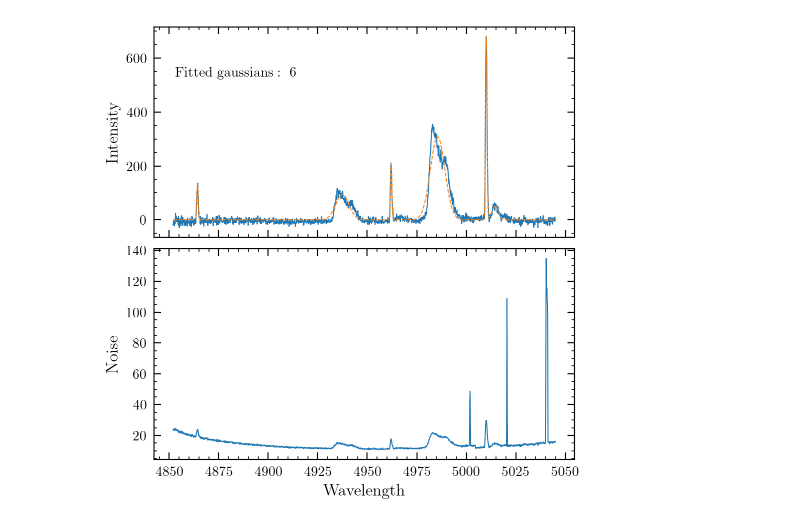
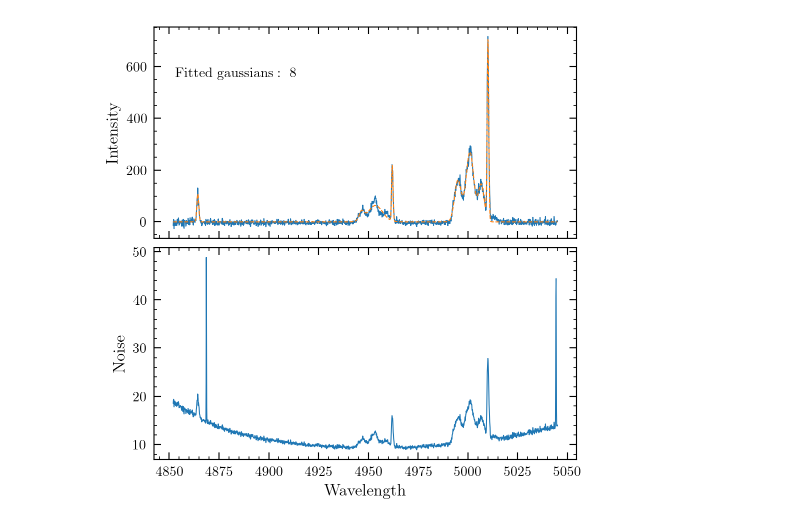
Before and after one commit to callumbloor/snr_stuff, a Jupyter notebook: gaussfit.ipynb, the cells around one changed output. Drawn from its saved outputs; the diff is of its cells as text; code cells hidden in the pictures.

Commit message:
changed resolution to 2.5 angstroms

```diff
--- a/gaussfit.ipynb
+++ b/gaussfit.ipynb
@@ -39,7 +39,7 @@ def gaussfit(spectrum, noise, statistics=False):
     smooth = savgol_filter(spectrum, window_length=11, polyorder=2)  # used only to make detecting peaks easier
 
     peaks, properties = find_peaks(smooth, height=1.75*noise, prominence=1.5*noise, width=np.diff(wave)[0],  # arbitrary
-                                   distance=5)  # effective resolution of IFUM, 5 angstroms is 51 index units
+                                   distance=25)  # effective resolution of IFUM, 2.5 angstroms is 25 index units
     stddevs = np.diff(wave)[0]*properties['widths']/(2*(2*np.log(2))**0.5)  # stddev = FWHM / 2*sqrt(2*ln(2))
 
     if len(peaks) == 0:  # for the fits where no gaussians are fitted
@@ -70,17 +70,17 @@ def gaussfit(spectrum, noise, statistics=False):
 
     else: return result
 # %%
-n=190
+n=110
 model = gaussfit(flux[n], noise[n])
 fig,ax = plt.subplots(2,1, sharex=True, layout='compressed'); fig.set_figwidth(7)
 
 ax[0].plot(wave,flux[n],lw=0.75, label=r'$\mathrm{Spectrum}$')
 ax[0].plot(wave,gaussians(wave, model.x),lw=0.75, label=r'$\mathrm{Multi\ Gaussian\ Fit}$', ls='dashed')
 ax[1].plot(wave, noise[n], lw=0.75)
 # for m in model.x[1::3]: ax[0].axvline(m, lw=0.75, c='k')
 for a in ax: a.set_box_aspect(0.5)
 ax[1].set_xlabel(r'$\rm Wavelength$')
 ax[0].set_ylabel(r'$\rm Intensity$'); ax[1].set_ylabel(r'$\rm Noise$')
 ax[0].text(0.05,0.75,rf'$\rm Fitted\ gaussians:\ {len(model.x)//3}$', ha='left',va='bottom',transform=ax[0].transAxes);
 # %% [output]
-[figure, old version]
+[figure, new version]
```
